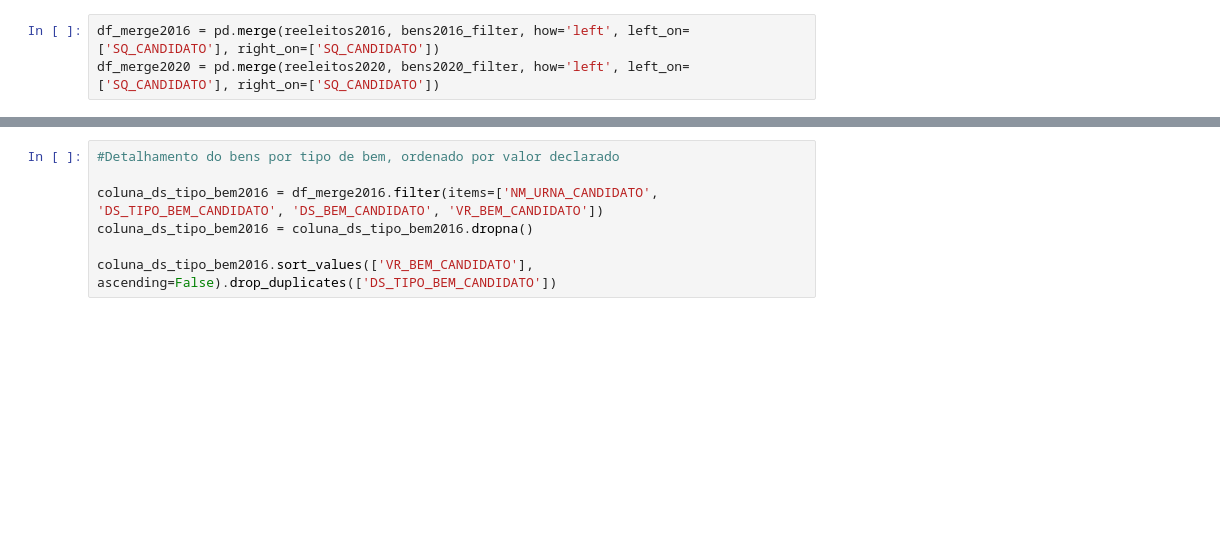
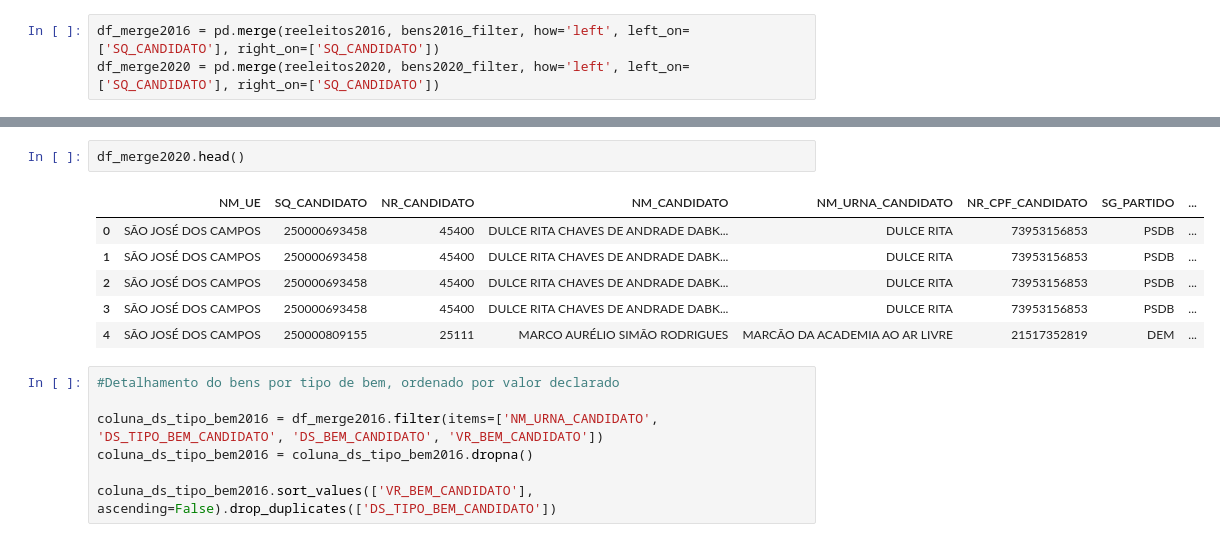
Before and after one commit to gusrobert/analiseDadosBensDeclarados, a Jupyter notebook: bensDeclaradosCandidatosReeleitos.ipynb, the cells around one changed output, grey strips where cells are left out. Saved outputs shown, nothing was run; the diff lists cells and outputs as text; blank space fills up the shorter version.

```diff
--- a/bensDeclaradosCandidatosReeleitos.ipynb
+++ b/bensDeclaradosCandidatosReeleitos.ipynb
@@ -114,3 +91,12 @@ df_merge2016
+# %%
+df_merge2020.head()
+# %% [output]
+|  | NM_UE | SQ_CANDIDATO | NR_CANDIDATO | NM_CANDIDATO | NM_URNA_CANDIDATO | NR_CPF_CANDIDATO | SG_PARTIDO | ... |
+| 0 | SÃO JOSÉ DOS CAMPOS | 250000693458 | 45400 | DULCE RITA CHAVES DE ANDRADE DABK... | DULCE RITA | 73953156853 | PSDB | ... |
+| 1 | SÃO JOSÉ DOS CAMPOS | 250000693458 | 45400 | DULCE RITA CHAVES DE ANDRADE DABK... | DULCE RITA | 73953156853 | PSDB | ... |
+| 2 | SÃO JOSÉ DOS CAMPOS | 250000693458 | 45400 | DULCE RITA CHAVES DE ANDRADE DABK... | DULCE RITA | 73953156853 | PSDB | ... |
+| 3 | SÃO JOSÉ DOS CAMPOS | 250000693458 | 45400 | DULCE RITA CHAVES DE ANDRADE DABK... | DULCE RITA | 73953156853 | PSDB | ... |
+| 4 | SÃO JOSÉ DOS CAMPOS | 250000809155 | 25111 | MARCO AURÉLIO SIMÃO RODRIGUES | MARCÃO DA ACADEMIA AO AR LIVRE | 21517352819 | DEM | ... |
 # %%
 #Detalhamento do bens por tipo de bem, ordenado por valor declarado
 
```
Also changed, not shown: parts of 3 cells of this notebook.
